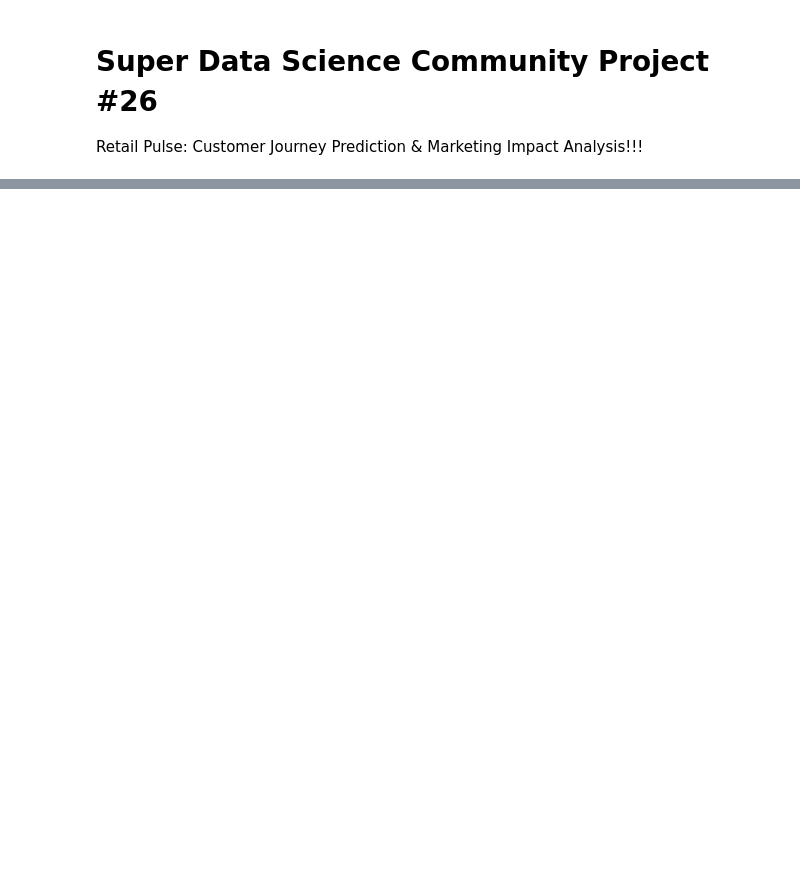
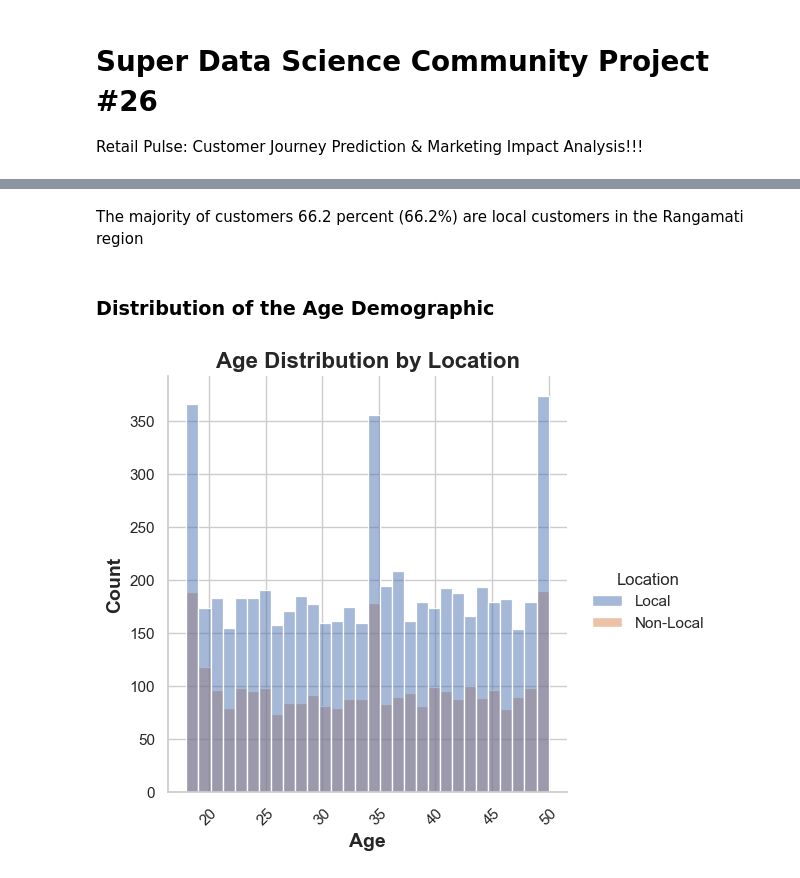
Before and after one commit to adebayopeter/SDS-CP026-retail-pulse, a Jupyter notebook: submissions/team/karl-munroe/karl-munroe-retail-pulse.ipynb, the cells around one changed output, grey strips where cells are left out. Saved outputs shown, nothing was run; the diff lists cells and outputs as text; code cells hidden in the pictures; blank space fills up the shorter version.

```diff
--- a/submissions/team/karl-munroe/karl-munroe-retail-pulse.ipynb
+++ b/submissions/team/karl-munroe/karl-munroe-retail-pulse.ipynb
@@ -295,0 +142,14 @@ sns.heatmap(corr_matrix, cmap='coolwarm', annot=True, fmt='.3f', annot_kws={'siz
+# %% [markdown]
+The majority of customers 66.2 percent (66.2%) are local customers in the Rangamati region
+# %% [markdown]
+### Distribution of the Age Demographic
+# %%
+
+sns.displot(data=dataset, x='Age', bins=30, hue='Location')
+plt.title('Age Distribution by Location', fontsize=16, fontweight='bold')
+plt.xlabel('Age', fontsize=14, fontweight='bold')
+plt.xticks(rotation=45)
+plt.ylabel('Count', fontsize=14, fontweight='bold')
+plt.show()
+# %% [output]
+[figure, added]
```
Also changed, not shown: parts of 88 cells of this notebook, 1 other file.
